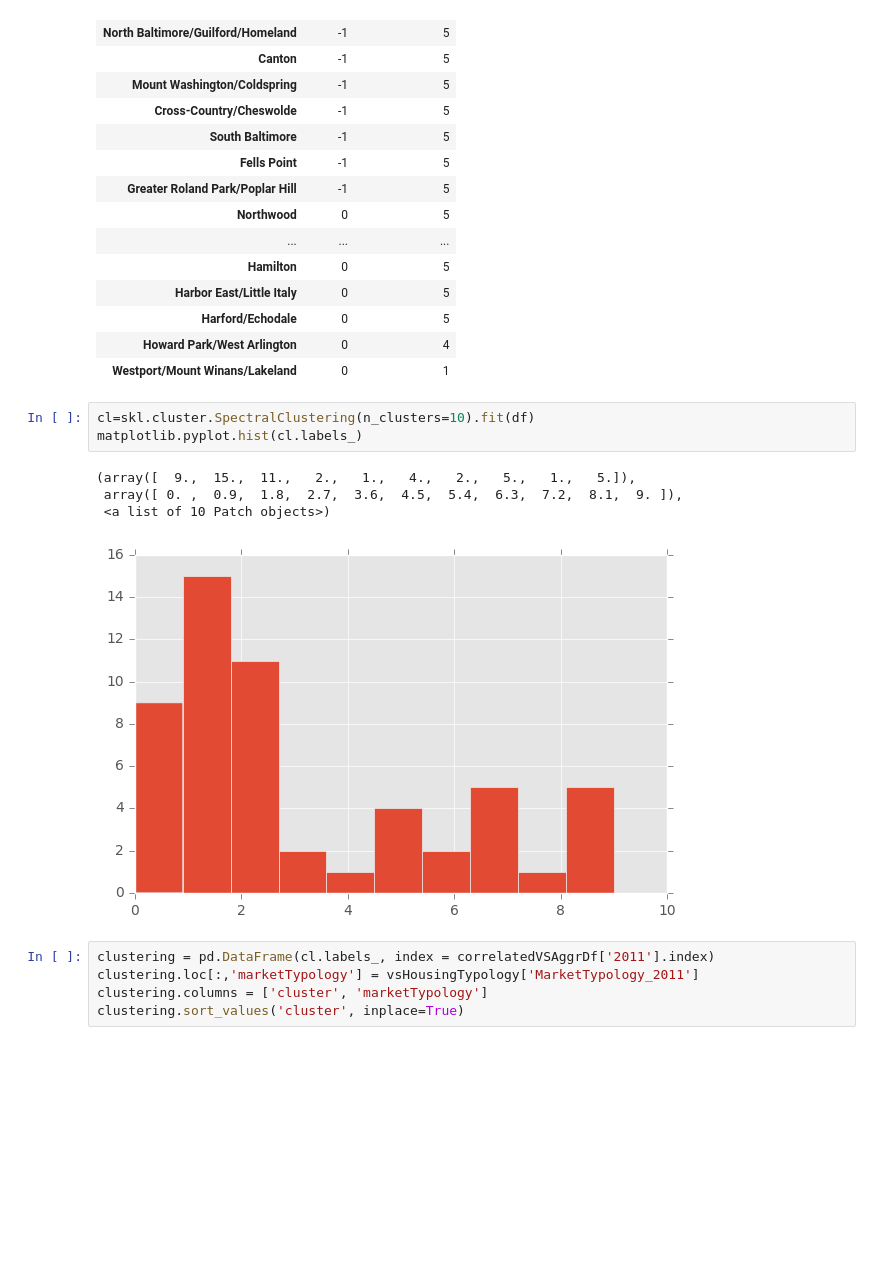
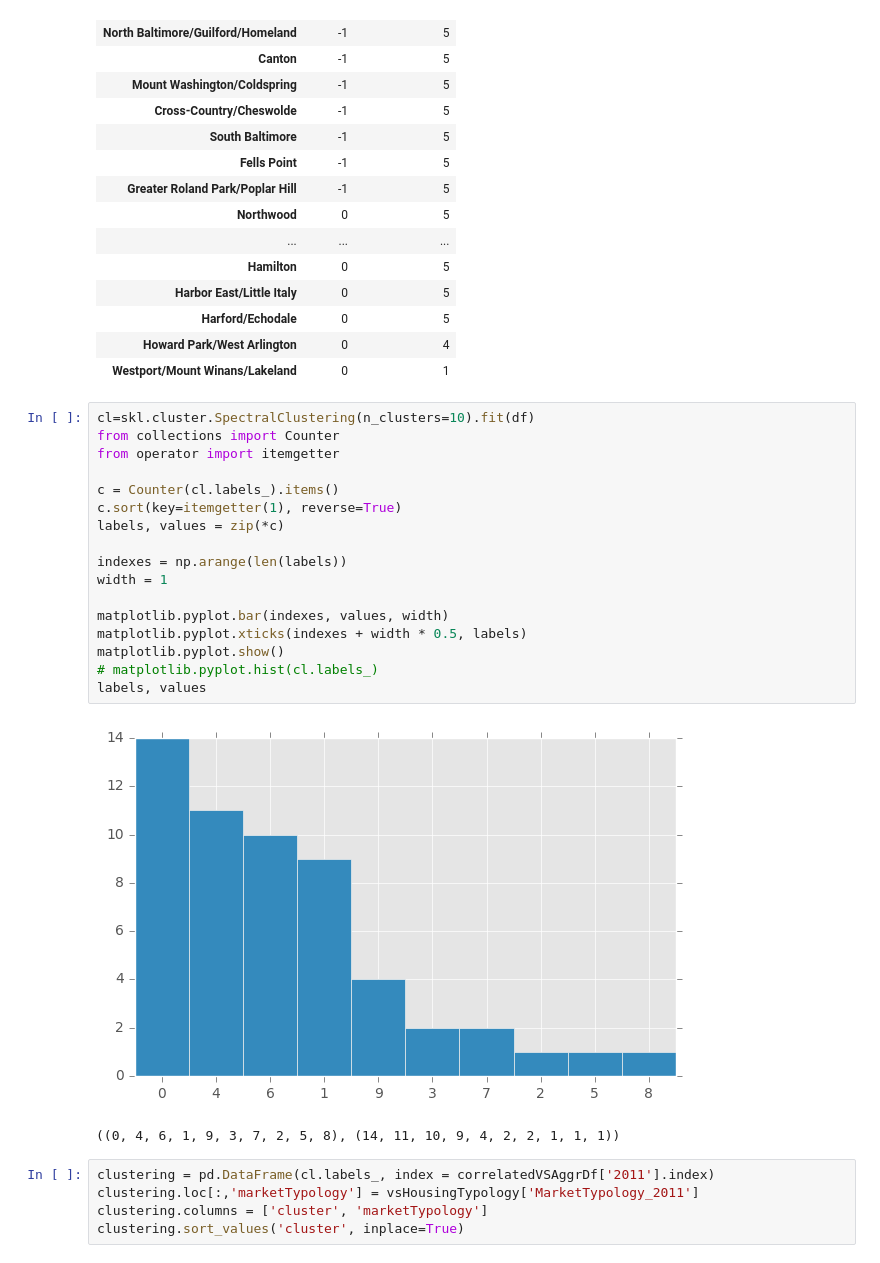
Before and after one commit to AkshayPeshave/691DS_PRJ, a Jupyter notebook: src/VitalSigns Housing Typology Correlation Plots.ipynb, the cells around one changed output. Drawn from its saved outputs; the diff is of its cells as text; blank space fills up the shorter version.

```diff
--- a/src/VitalSigns Housing Typology Correlation Plots.ipynb
+++ b/src/VitalSigns Housing Typology Correlation Plots.ipynb
@@ -497,14 +519,26 @@ clustering
 | Harford/Echodale | 0 | 5 |
 | Howard Park/West Arlington | 0 | 4 |
 | Westport/Mount Winans/Lakeland | 0 | 1 |
-# %%
-cl=skl.cluster.SpectralClustering(n_clusters=10).fit(df)
-matplotlib.pyplot.hist(cl.labels_)
-# %% [output]
-(array([  9.,  15.,  11.,   2.,   1.,   4.,   2.,   5.,   1.,   5.]),
- array([ 0. ,  0.9,  1.8,  2.7,  3.6,  4.5,  5.4,  6.3,  7.2,  8.1,  9. ]),
- <a list of 10 Patch objects>)
-[figure, removed]
+# %%
+cl=skl.cluster.SpectralClustering(n_clusters=10).fit(df)
+from collections import Counter
+from operator import itemgetter
+
+c = Counter(cl.labels_).items()
+c.sort(key=itemgetter(1), reverse=True)
+labels, values = zip(*c)
+
+indexes = np.arange(len(labels))
+width = 1
+
+matplotlib.pyplot.bar(indexes, values, width)
+matplotlib.pyplot.xticks(indexes + width * 0.5, labels)
+matplotlib.pyplot.show()
+# matplotlib.pyplot.hist(cl.labels_)
+labels, values
+# %% [output]
+[figure, added]
+((0, 4, 6, 1, 9, 3, 7, 2, 5, 8), (14, 11, 10, 9, 4, 2, 2, 1, 1, 1))
 # %%
 clustering = pd.DataFrame(cl.labels_, index = correlatedVSAggrDf['2011'].index)
 clustering.loc[:,'marketTypology'] = vsHousingTypology['MarketTypology_2011']
```
Also changed, not shown: parts of 21 cells of this notebook, 16 other files.
